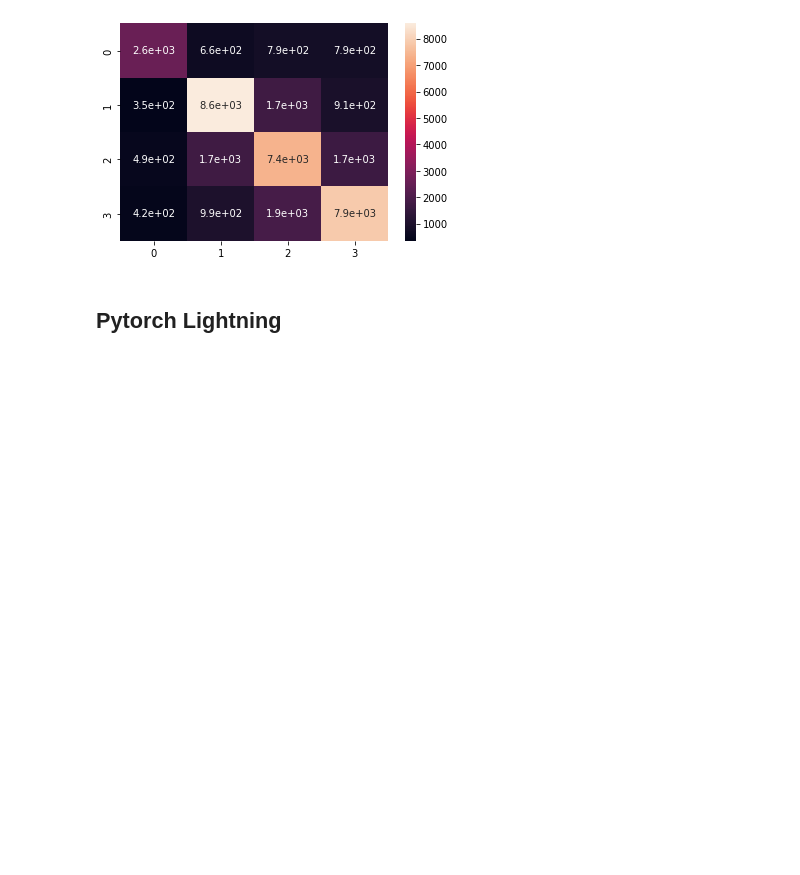
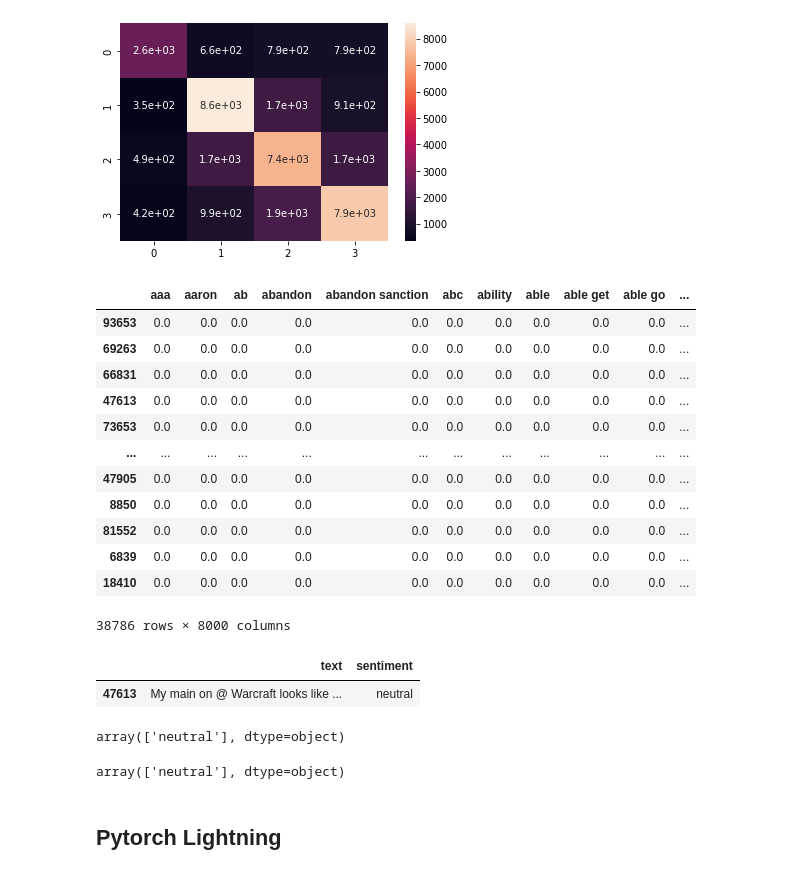
Before and after one commit to ganesh7262/Sentiment-analysis, a Jupyter notebook: main.ipynb, the cells around one changed output. Drawn from its saved outputs; the diff is of its cells as text; code cells hidden in the pictures; blank space fills up the shorter version.

```diff
--- a/main.ipynb
+++ b/main.ipynb
@@ -275,3 +275,28 @@ sns.heatmap(confusion_matrix(y_test, bestimator_lr.predict(X_test)), annot=True)
 plt.show()
 # %% [output]
 [figure]
+# %%
+X_test
+# %% [output]
+|  | aaa | aaron | ab | abandon | abandon sanction | abc | ability | able | able get | able go | ... |
+| 93653 | 0.0 | 0.0 | 0.0 | 0.0 | 0.0 | 0.0 | 0.0 | 0.0 | 0.0 | 0.0 | ... |
+| 69263 | 0.0 | 0.0 | 0.0 | 0.0 | 0.0 | 0.0 | 0.0 | 0.0 | 0.0 | 0.0 | ... |
+| 66831 | 0.0 | 0.0 | 0.0 | 0.0 | 0.0 | 0.0 | 0.0 | 0.0 | 0.0 | 0.0 | ... |
+| 47613 | 0.0 | 0.0 | 0.0 | 0.0 | 0.0 | 0.0 | 0.0 | 0.0 | 0.0 | 0.0 | ... |
+| 73653 | 0.0 | 0.0 | 0.0 | 0.0 | 0.0 | 0.0 | 0.0 | 0.0 | 0.0 | 0.0 | ... |
+| ... | ... | ... | ... | ... | ... | ... | ... | ... | ... | ... | ... |
+| 47905 | 0.0 | 0.0 | 0.0 | 0.0 | 0.0 | 0.0 | 0.0 | 0.0 | 0.0 | 0.0 | ... |
+| 8850 | 0.0 | 0.0 | 0.0 | 0.0 | 0.0 | 0.0 | 0.0 | 0.0 | 0.0 | 0.0 | ... |
+| 81552 | 0.0 | 0.0 | 0.0 | 0.0 | 0.0 | 0.0 | 0.0 | 0.0 | 0.0 | 0.0 | ... |
+| 6839 | 0.0 | 0.0 | 0.0 | 0.0 | 0.0 | 0.0 | 0.0 | 0.0 | 0.0 | 0.0 | ... |
+| 18410 | 0.0 | 0.0 | 0.0 | 0.0 | 0.0 | 0.0 | 0.0 | 0.0 | 0.0 | 0.0 | ... |
+38786 rows × 8000 columns
+# %%
+final_dataset[final_dataset.index==47613]
+# %% [output]
+|  | text | sentiment |
+| 47613 | My main on @ Warcraft looks like ... | neutral |
+# %%
+bestimator_lr.predict(X_test[X_test.index==47613])
+# %% [output]
+array(['neutral'], dtype=object)
@@ -278,3 +309,7 @@ plt.show()
+# %%
+logi_reg.predict(X_test[X_test.index==47613])
+# %% [output]
+array(['neutral'], dtype=object)
 # %% [markdown]
 <h2>Pytorch Lightning</h2>
 # %%
```
Also changed, not shown: parts of 2 cells of this notebook, 3 other files.
